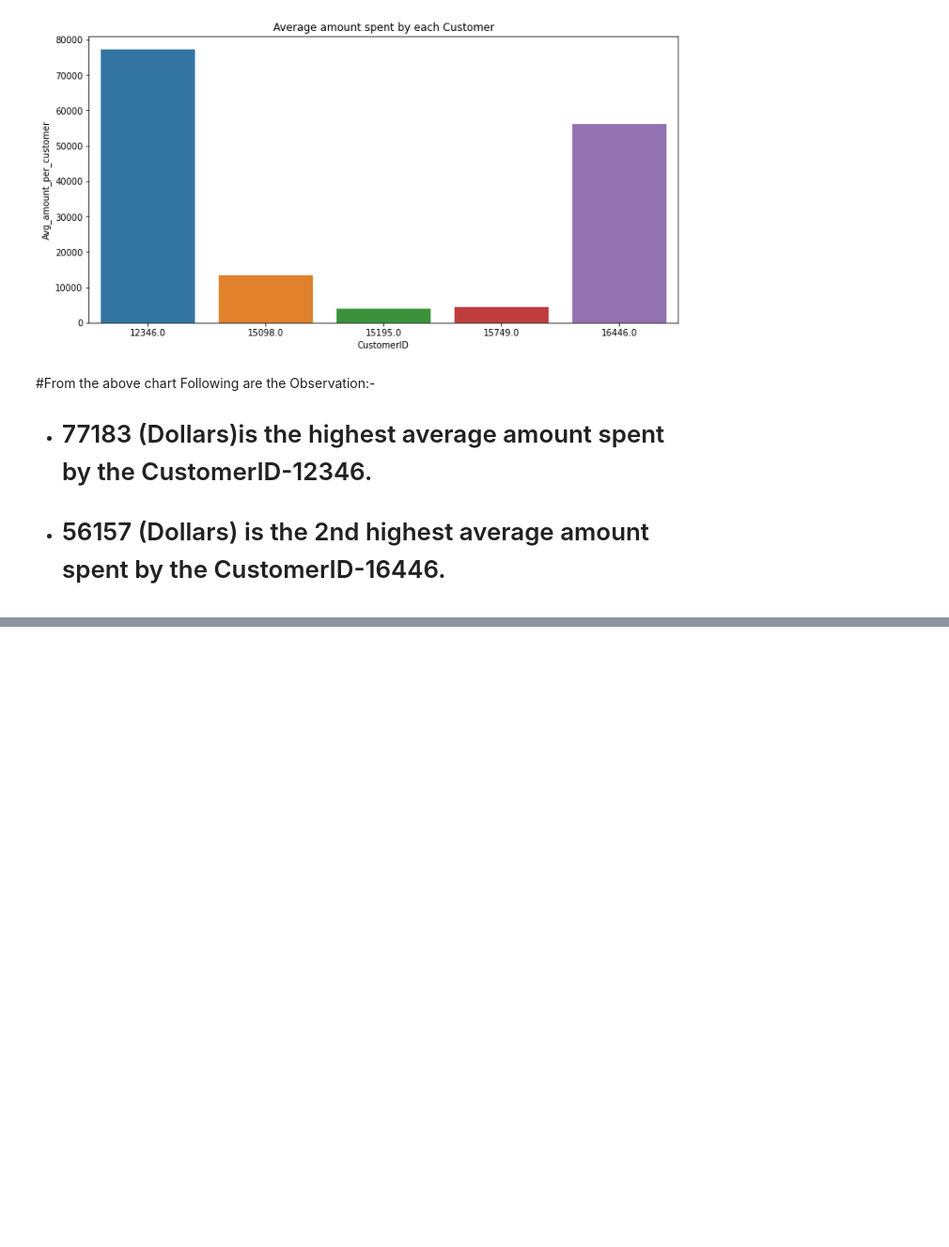
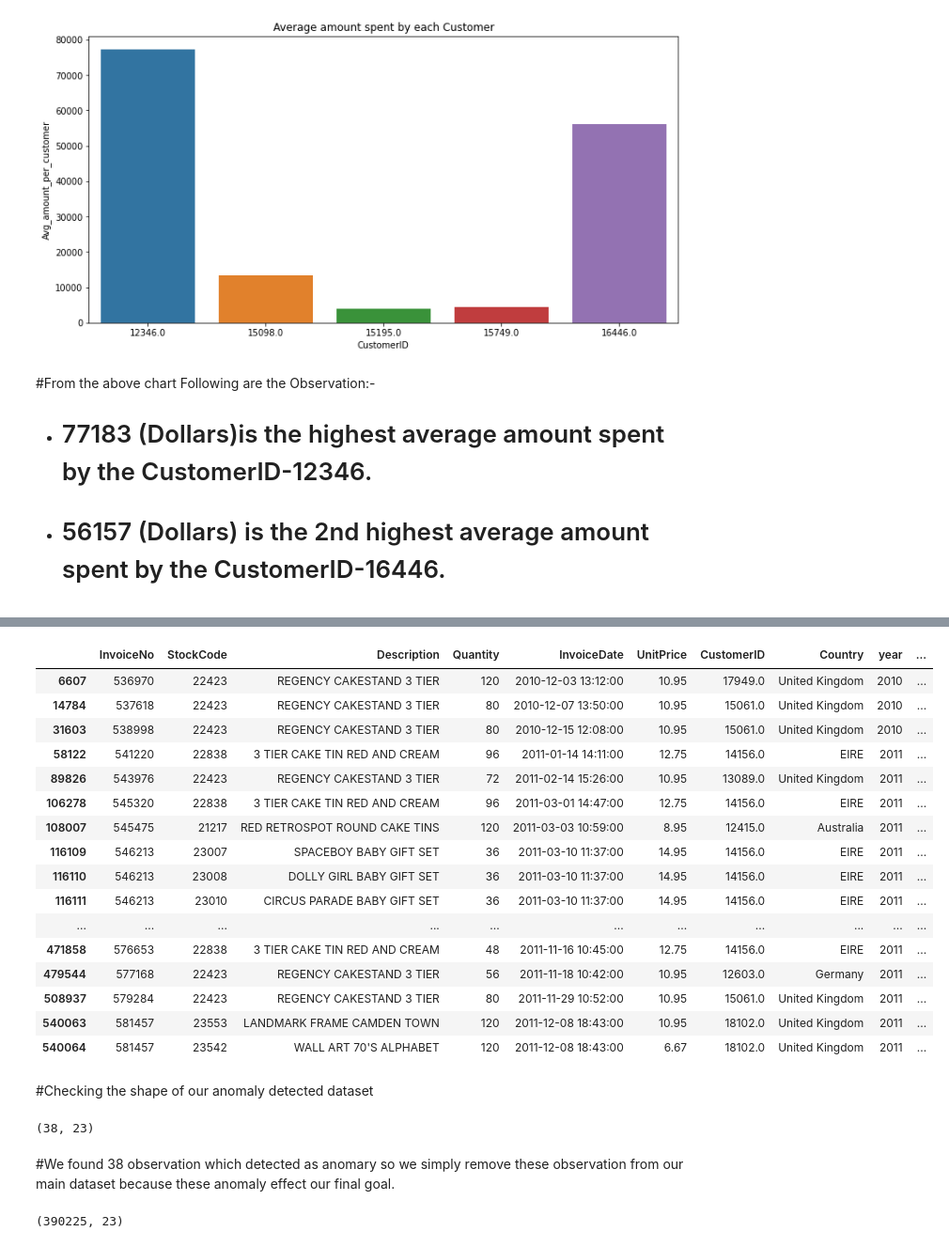
Before and after one commit to Lovejeet-Singh-31/Online-Retail-Customer-Segmentation, a Jupyter notebook: Online_Retail_Customer_Segmentation_Capstone_Project.ipynb, the cells around one changed output, grey strips where cells are left out. Shown at 94% size. Cells and saved outputs as stored; diff of their text form; code cells hidden in the pictures; blank space fills up the shorter version.

```diff
--- a/Online_Retail_Customer_Segmentation_Capstone_Project.ipynb
+++ b/Online_Retail_Customer_Segmentation_Capstone_Project.ipynb
@@ -576,0 +591,5 @@ Index(['InvoiceNo', 'StockCode', 'Description', 'Quantity', 'InvoiceDate',
+# %%
+isolation_forest = IsolationForest(n_estimators=100, contamination=0.01)
+isolation_forest.fit(final_retail_df['Quantity'].values.reshape(-1, 1))
+final_retail_df['anomaly_score_univariate_Quantity'] = isolation_forest.decision_function(final_retail_df['Quantity'].values.reshape(-1, 1))
+final_retail_df['outlier_univariate_Quantity'] = isolation_forest.predict(final_retail_df['Quantity'].values.reshape(-1, 1))
@@ -576,0 +598,5 @@ Index(['InvoiceNo', 'StockCode', 'Description', 'Quantity', 'InvoiceDate',
+# %%
+isolation_forest = IsolationForest(n_estimators=100, contamination=0.01)
+isolation_forest.fit(final_retail_df['UnitPrice'].values.reshape(-1, 1))
+final_retail_df['anomaly_score_univariate_UnitPrice'] = isolation_forest.decision_function(final_retail_df['UnitPrice'].values.reshape(-1, 1))
+final_retail_df['outlier_univariate_UnitPrice'] = isolation_forest.predict(final_retail_df['UnitPrice'].values.reshape(-1, 1))
@@ -576,0 +605,13 @@ Index(['InvoiceNo', 'StockCode', 'Description', 'Quantity', 'InvoiceDate',
+# %%
+minmax = MinMaxScaler(feature_range=(0, 1))
+X = minmax.fit_transform(final_retail_df[['Quantity','UnitPrice']])
+# %%
+
+clf = IsolationForest(n_estimators=100, contamination=0.01, random_state=0)
+clf.fit(X)
+
+# predict raw anomaly score
+final_retail_df['multivariate_anomaly_score'] = clf.decision_function(X)
+
+# prediction of a datapoint category outlier or inlier
+final_retail_df['multivariate_outlier'] = clf.predict(X)
@@ -576,0 +634,29 @@ Index(['InvoiceNo', 'StockCode', 'Description', 'Quantity', 'InvoiceDate',
+# %%
+Anomaly_df = final_retail_df[(final_retail_df['outlier_univariate_Quantity'] == 1) & (final_retail_df['outlier_univariate_UnitPrice'] == 1) & (final_retail_df['multivariate_outlier'] == -1)]
+Anomaly_df
+# %% [output]
+|  | InvoiceNo | StockCode | Description | Quantity | InvoiceDate | UnitPrice | CustomerID | Country | year | ... |
+| 6607 | 536970 | 22423 | REGENCY CAKESTAND 3 TIER | 120 | 2010-12-03 13:12:00 | 10.95 | 17949.0 | United Kingdom | 2010 | ... |
+| 14784 | 537618 | 22423 | REGENCY CAKESTAND 3 TIER | 80 | 2010-12-07 13:50:00 | 10.95 | 15061.0 | United Kingdom | 2010 | ... |
+| 31603 | 538998 | 22423 | REGENCY CAKESTAND 3 TIER | 80 | 2010-12-15 12:08:00 | 10.95 | 15061.0 | United Kingdom | 2010 | ... |
+| 58122 | 541220 | 22838 | 3 TIER CAKE TIN RED AND CREAM | 96 | 2011-01-14 14:11:00 | 12.75 | 14156.0 | EIRE | 2011 | ... |
+| 89826 | 543976 | 22423 | REGENCY CAKESTAND 3 TIER | 72 | 2011-02-14 15:26:00 | 10.95 | 13089.0 | United Kingdom | 2011 | ... |
+| 106278 | 545320 | 22838 | 3 TIER CAKE TIN RED AND CREAM | 96 | 2011-03-01 14:47:00 | 12.75 | 14156.0 | EIRE | 2011 | ... |
+| 108007 | 545475 | 21217 | RED RETROSPOT ROUND CAKE TINS | 120 | 2011-03-03 10:59:00 | 8.95 | 12415.0 | Australia | 2011 | ... |
+| 116109 | 546213 | 23007 | SPACEBOY BABY GIFT SET | 36 | 2011-03-10 11:37:00 | 14.95 | 14156.0 | EIRE | 2011 | ... |
+| 116110 | 546213 | 23008 | DOLLY GIRL BABY GIFT SET | 36 | 2011-03-10 11:37:00 | 14.95 | 14156.0 | EIRE | 2011 | ... |
+| 116111 | 546213 | 23010 | CIRCUS PARADE BABY GIFT SET | 36 | 2011-03-10 11:37:00 | 14.95 | 14156.0 | EIRE | 2011 | ... |
+| ... | ... | ... | ... | ... | ... | ... | ... | ... | ... | ... |
+| 471858 | 576653 | 22838 | 3 TIER CAKE TIN RED AND CREAM | 48 | 2011-11-16 10:45:00 | 12.75 | 14156.0 | EIRE | 2011 | ... |
+| 479544 | 577168 | 22423 | REGENCY CAKESTAND 3 TIER | 56 | 2011-11-18 10:42:00 | 10.95 | 12603.0 | Germany | 2011 | ... |
+| 508937 | 579284 | 22423 | REGENCY CAKESTAND 3 TIER | 80 | 2011-11-29 10:52:00 | 10.95 | 15061.0 | United Kingdom | 2011 | ... |
+| 540063 | 581457 | 23553 | LANDMARK FRAME CAMDEN TOWN | 120 | 2011-12-08 18:43:00 | 10.95 | 18102.0 | United Kingdom | 2011 | ... |
+| 540064 | 581457 | 23542 | WALL ART 70'S ALPHABET | 120 | 2011-12-08 18:43:00 | 6.67 | 18102.0 | United Kingdom | 2011 | ... |
+# %% [markdown]
+#Checking the shape of our anomaly detected dataset
+# %%
+Anomaly_df.shape
+# %% [output]
+(38, 23)
+# %% [markdown]
+#We found 38 observation which detected as anomary so we simply remove these observation from our main dataset because these anomaly effect our final goal.
@@ -576,0 +665,4 @@ Index(['InvoiceNo', 'StockCode', 'Description', 'Quantity', 'InvoiceDate',
+# %%
+final_retail_df.shape
+# %% [output]
+(390225, 23)
```
Also changed, not shown: parts of 12 cells of this notebook.
